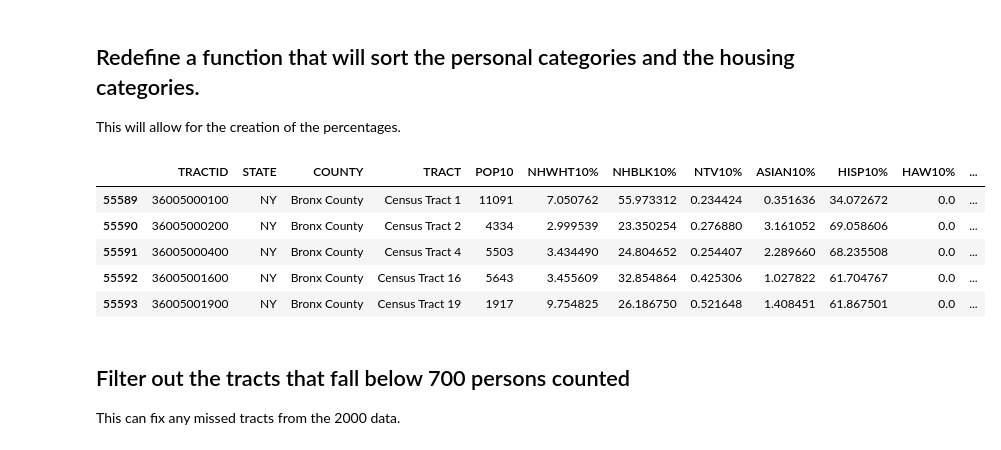
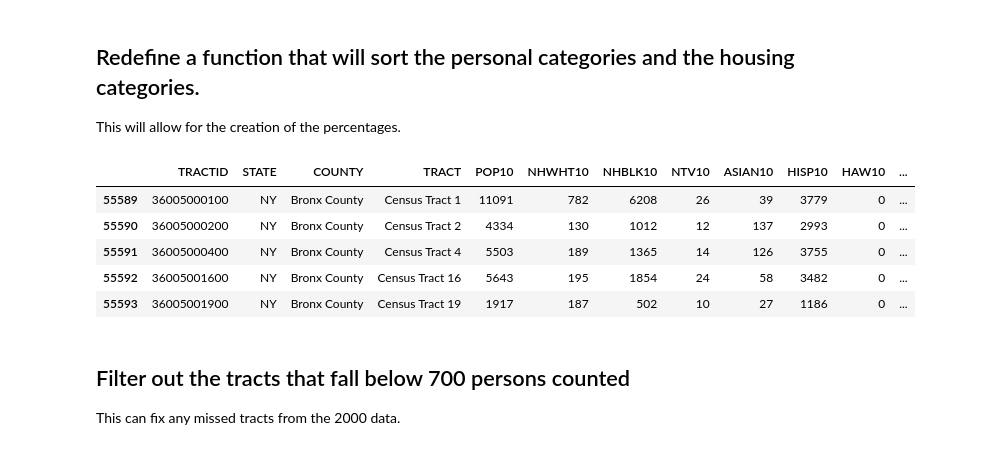
Before and after one commit to ptorres001/cluster_gentrification_new_york, a Jupyter notebook: 01_Data_Cleaning_Processing.ipynb, the cells around one changed output. Drawn from its saved outputs; the diff is of its cells as text; code cells hidden in the pictures.

```diff
--- a/01_Data_Cleaning_Processing.ipynb
+++ b/01_Data_Cleaning_Processing.ipynb
@@ -215,0 +186,4 @@ nyc_10.head(1)
+# %%
+nyc_10 = helper.nyc_locator(df_10)
+print(nyc_10.shape)
+nyc_10.head(1)
@@ -263,14 +237,14 @@ def pipe(df,ppl,house):
 # %%
-nyc_10p = nyc_10.copy()
-pipe(nyc_10p,ppl_cols,house_cols)
-nyc_10p.head()
+nyc_10p = helper.pipe_full10(nyc_10.copy(),ppl_cols,house_cols)
+
+nyc_10.head()
 # %% [output]
-|  | TRACTID | STATE | COUNTY | TRACT | POP10 | NHWHT10% | NHBLK10% | NTV10% | ASIAN10% | HISP10% | HAW10% | ... |
-| 55589 | 36005000100 | NY | Bronx County | Census Tract 1 | 11091 | 7.050762 | 55.973312 | 0.234424 | 0.351636 | 34.072672 | 0.0 | ... |
-| 55590 | 36005000200 | NY | Bronx County | Census Tract 2 | 4334 | 2.999539 | 23.350254 | 0.276880 | 3.161052 | 69.058606 | 0.0 | ... |
-| 55591 | 36005000400 | NY | Bronx County | Census Tract 4 | 5503 | 3.434490 | 24.804652 | 0.254407 | 2.289660 | 68.235508 | 0.0 | ... |
-| 55592 | 36005001600 | NY | Bronx County | Census Tract 16 | 5643 | 3.455609 | 32.854864 | 0.425306 | 1.027822 | 61.704767 | 0.0 | ... |
-| 55593 | 36005001900 | NY | Bronx County | Census Tract 19 | 1917 | 9.754825 | 26.186750 | 0.521648 | 1.408451 | 61.867501 | 0.0 | ... |
+|  | TRACTID | STATE | COUNTY | TRACT | POP10 | NHWHT10 | NHBLK10 | NTV10 | ASIAN10 | HISP10 | HAW10 | ... |
+| 55589 | 36005000100 | NY | Bronx County | Census Tract 1 | 11091 | 782 | 6208 | 26 | 39 | 3779 | 0 | ... |
+| 55590 | 36005000200 | NY | Bronx County | Census Tract 2 | 4334 | 130 | 1012 | 12 | 137 | 2993 | 0 | ... |
+| 55591 | 36005000400 | NY | Bronx County | Census Tract 4 | 5503 | 189 | 1365 | 14 | 126 | 3755 | 0 | ... |
+| 55592 | 36005001600 | NY | Bronx County | Census Tract 16 | 5643 | 195 | 1854 | 24 | 58 | 3482 | 0 | ... |
+| 55593 | 36005001900 | NY | Bronx County | Census Tract 19 | 1917 | 187 | 502 | 10 | 27 | 1186 | 0 | ... |
 # %% [markdown]
 ## Filter out the tracts that fall below 700 persons counted
 
```
Also changed, not shown: parts of 24 cells of this notebook.
